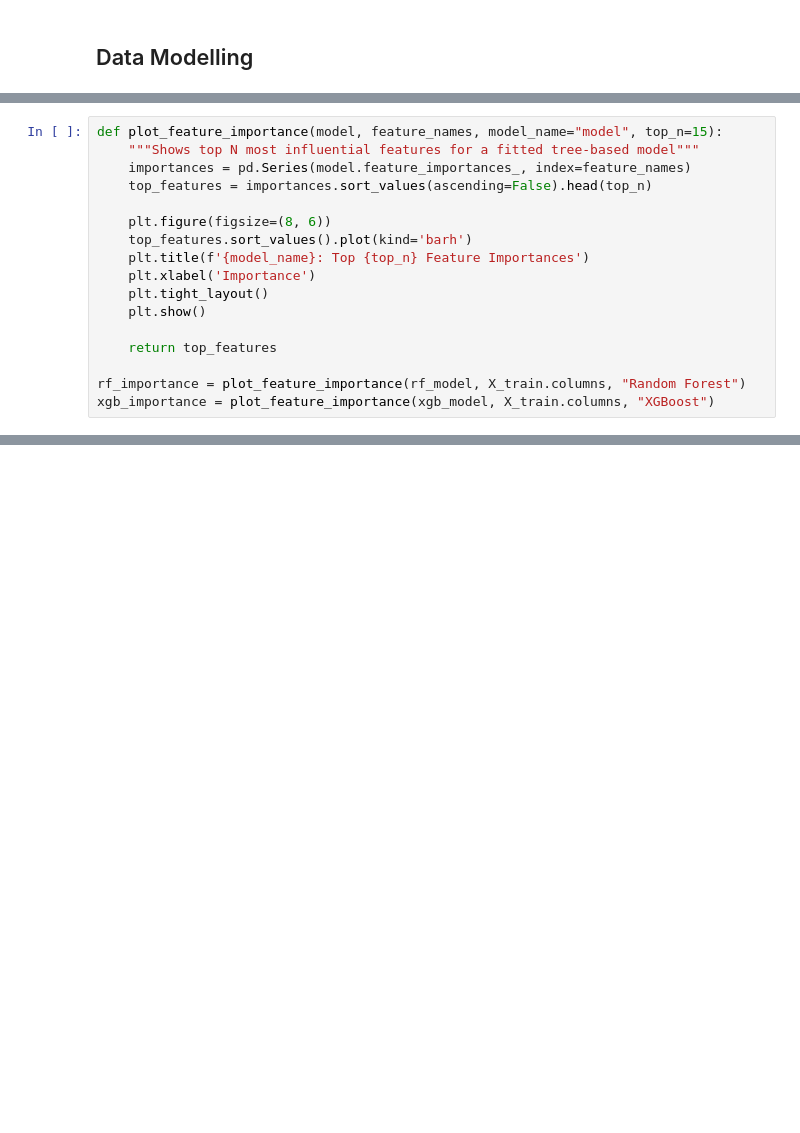
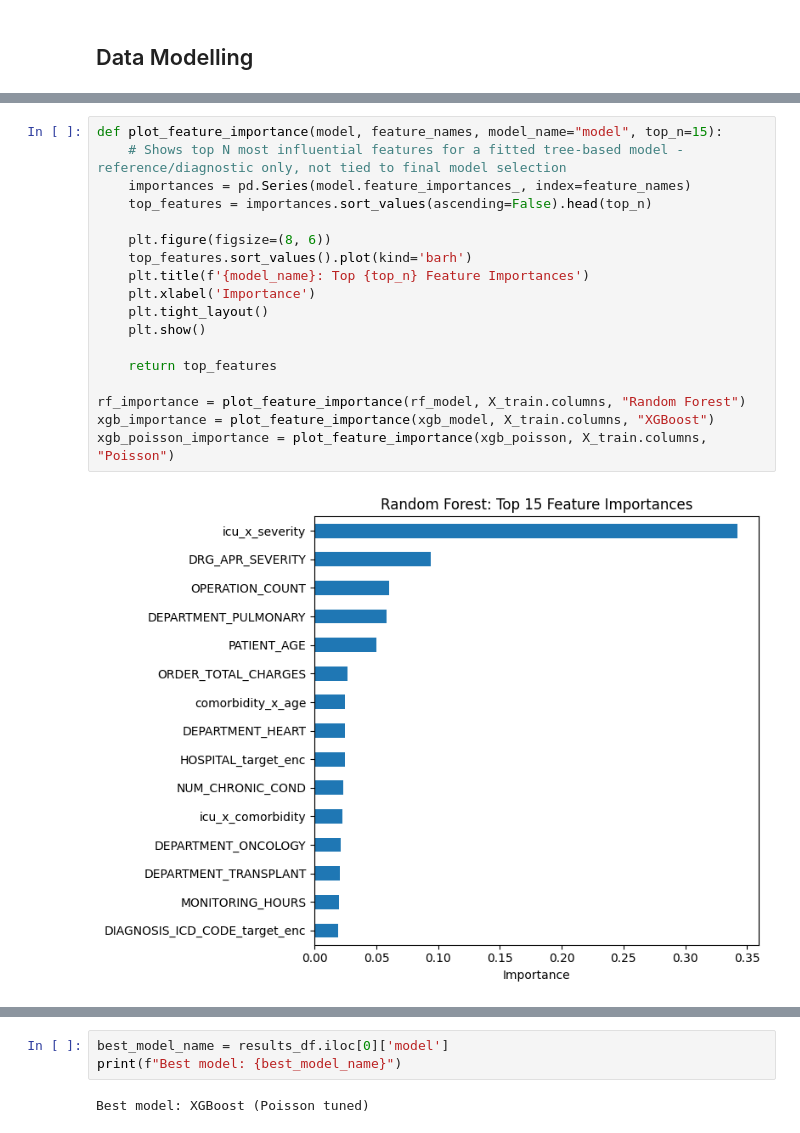
Before and after one commit to benjaminau/sasviya_challenge_2026, a Jupyter notebook: notebooks/hospital_los_modelling.ipynb, the cells around one changed output, grey strips where cells are left out. Cells and saved outputs as stored; diff of their text form; blank space fills up the shorter version.

```diff
--- a/notebooks/hospital_los_modelling.ipynb
+++ b/notebooks/hospital_los_modelling.ipynb
@@ -387,17 +161,0 @@ plot_diagnostics(y_val_raw, xgb_poisson_tuned_preds, "XGBoost (Poisson tuned)")
-# %%
-def plot_feature_importance(model, feature_names, model_name="model", top_n=15):
-    """Shows top N most influential features for a fitted tree-based model"""
-    importances = pd.Series(model.feature_importances_, index=feature_names)
-    top_features = importances.sort_values(ascending=False).head(top_n)
-
-    plt.figure(figsize=(8, 6))
-    top_features.sort_values().plot(kind='barh')
-    plt.title(f'{model_name}: Top {top_n} Feature Importances')
-    plt.xlabel('Importance')
-    plt.tight_layout()
-    plt.show()
-
-    return top_features
-
-rf_importance = plot_feature_importance(rf_model, X_train.columns, "Random Forest")
-xgb_importance = plot_feature_importance(xgb_model, X_train.columns, "XGBoost")
@@ -469,0 +412,20 @@ print(submission.shape)
+# %%
+def plot_feature_importance(model, feature_names, model_name="model", top_n=15):
+    # Shows top N most influential features for a fitted tree-based model - reference/diagnostic only, not tied to final model selection
+    importances = pd.Series(model.feature_importances_, index=feature_names)
+    top_features = importances.sort_values(ascending=False).head(top_n)
+
+    plt.figure(figsize=(8, 6))
+    top_features.sort_values().plot(kind='barh')
+    plt.title(f'{model_name}: Top {top_n} Feature Importances')
+    plt.xlabel('Importance')
+    plt.tight_layout()
+    plt.show()
+
+    return top_features
+
+rf_importance = plot_feature_importance(rf_model, X_train.columns, "Random Forest")
+xgb_importance = plot_feature_importance(xgb_model, X_train.columns, "XGBoost")
+xgb_poisson_importance = plot_feature_importance(xgb_poisson, X_train.columns, "Poisson")
+# %% [output]
+[figure, added]
@@ -469,0 +434,5 @@ print(submission.shape)
+# %%
+best_model_name = results_df.iloc[0]['model']
+print(f"Best model: {best_model_name}")
+# %% [output]
+Best model: XGBoost (Poisson tuned)
```
Also changed, not shown: parts of 43 cells of this notebook, 1 other file.
